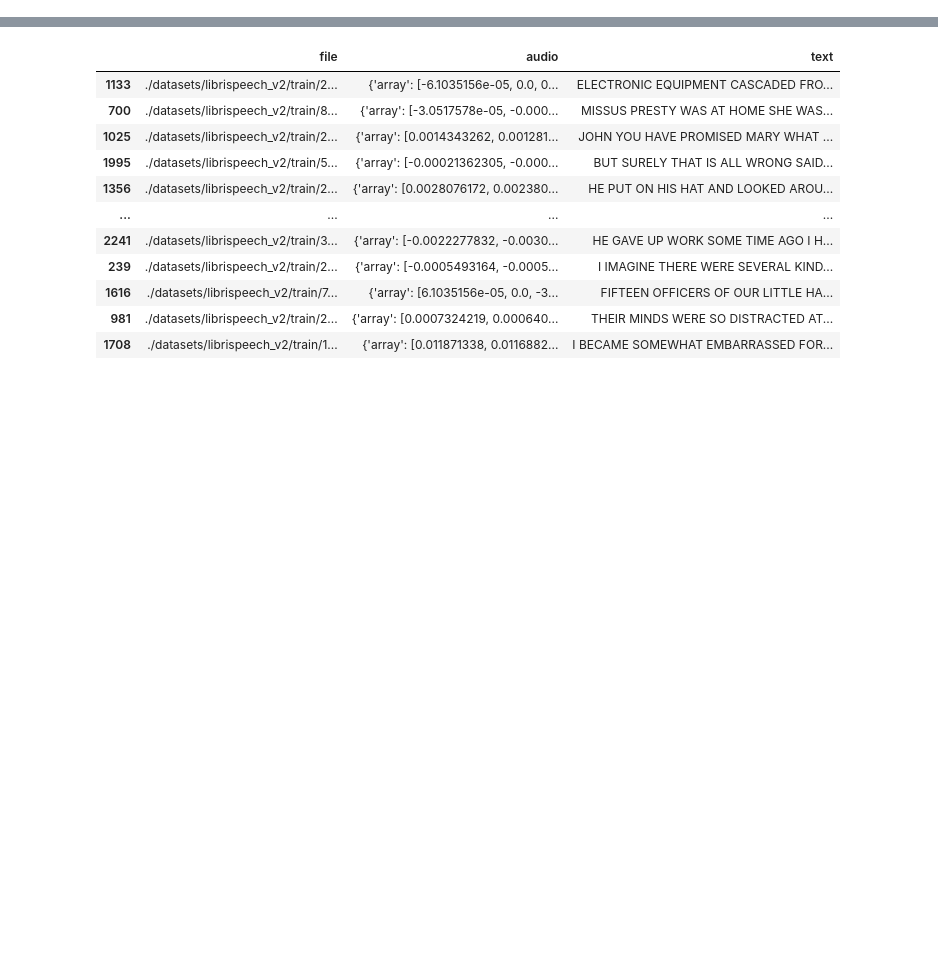
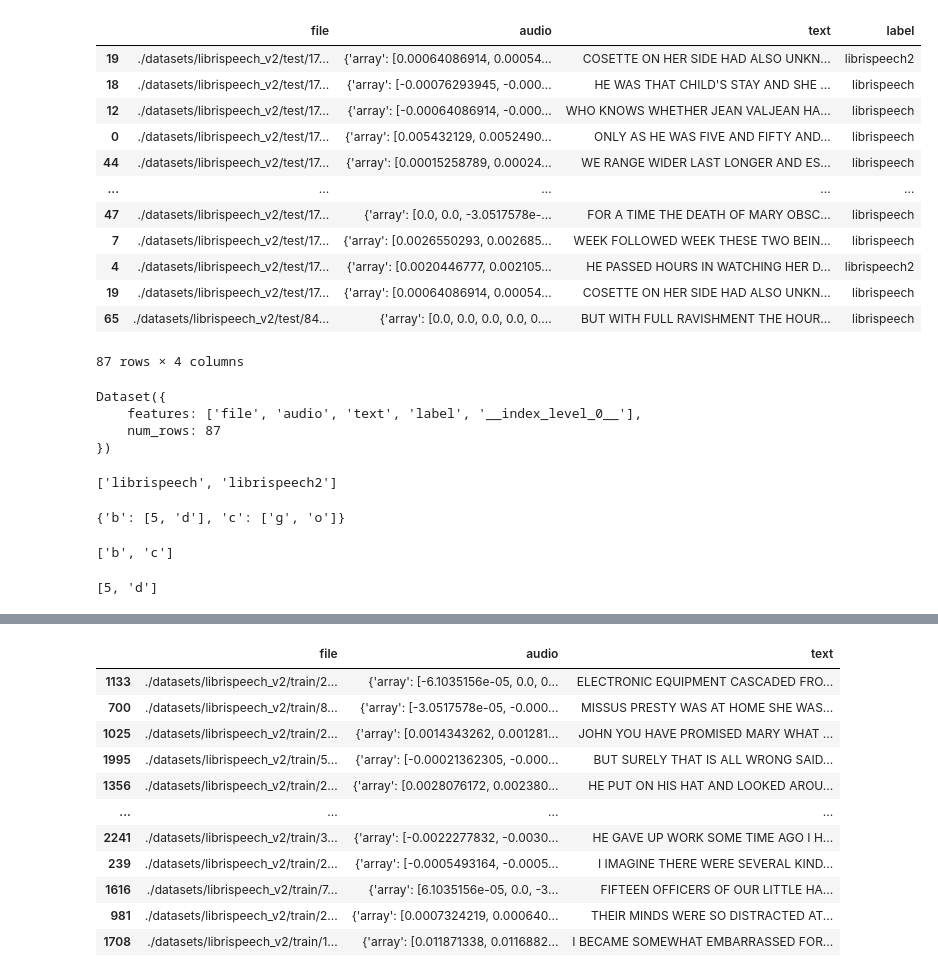
Before and after one commit to nicholasneo78/speech-to-text-with-kenlm-pipeline, a Jupyter notebook: tasks/preprocessing/data_sampling.ipynb, the cells around one changed output, grey strips where cells are left out. Cells and saved outputs as stored; diff of their text form; code cells hidden in the pictures; blank space fills up the shorter version.

```diff
--- a/tasks/preprocessing/data_sampling.ipynb
+++ b/tasks/preprocessing/data_sampling.ipynb
@@ -30,0 +31,49 @@ df_train
+# %%
+with open(DATA_PATH_TEST, 'rb') as f:
+    df_test = pickle.load(f)
+
+df_test
+# %% [output]
+|  | file | audio | text | label |
+| 19 | ./datasets/librispeech_v2/test/17... | {'array': [0.00064086914, 0.00054... | COSETTE ON HER SIDE HAD ALSO UNKN... | librispeech2 |
+| 18 | ./datasets/librispeech_v2/test/17... | {'array': [-0.00076293945, -0.000... | HE WAS THAT CHILD'S STAY AND SHE ... | librispeech |
+| 12 | ./datasets/librispeech_v2/test/17... | {'array': [-0.00064086914, -0.000... | WHO KNOWS WHETHER JEAN VALJEAN HA... | librispeech |
+| 0 | ./datasets/librispeech_v2/test/17... | {'array': [0.005432129, 0.0052490... | ONLY AS HE WAS FIVE AND FIFTY AND... | librispeech |
+| 44 | ./datasets/librispeech_v2/test/17... | {'array': [0.00015258789, 0.00024... | WE RANGE WIDER LAST LONGER AND ES... | librispeech |
+| ... | ... | ... | ... | ... |
+| 47 | ./datasets/librispeech_v2/test/17... | {'array': [0.0, 0.0, -3.0517578e-... | FOR A TIME THE DEATH OF MARY OBSC... | librispeech |
+| 7 | ./datasets/librispeech_v2/test/17... | {'array': [0.0026550293, 0.002685... | WEEK FOLLOWED WEEK THESE TWO BEIN... | librispeech |
+| 4 | ./datasets/librispeech_v2/test/17... | {'array': [0.0020446777, 0.002105... | HE PASSED HOURS IN WATCHING HER D... | librispeech2 |
+| 19 | ./datasets/librispeech_v2/test/17... | {'array': [0.00064086914, 0.00054... | COSETTE ON HER SIDE HAD ALSO UNKN... | librispeech |
+| 65 | ./datasets/librispeech_v2/test/84... | {'array': [0.0, 0.0, 0.0, 0.0, 0.... | BUT WITH FULL RAVISHMENT THE HOUR... | librispeech |
+87 rows × 4 columns
+# %%
+# convert the data into a huggingface Dataset object
+data_test = Dataset.from_pandas(df_test)
+data_test
+# %% [output]
+Dataset({
+    features: ['file', 'audio', 'text', 'label', '__index_level_0__'],
+    num_rows: 87
+})
+# %%
+list(np.unique(np.array(data_test['label'])))
+# %% [output]
+['librispeech', 'librispeech2']
+# %%
+a = {'b': [], 'c': []}
+a['b'].append(5)
+a['c'].append('g')
+a['c'].append('o')
+a['b'].append('d')
+a
+# %% [output]
+{'b': [5, 'd'], 'c': ['g', 'o']}
+# %%
+list(a.keys())
+# %% [output]
+['b', 'c']
+# %%
+a['b']
+# %% [output]
+[5, 'd']
```
Also changed, not shown: parts of 8 cells of this notebook, 1 other file.
